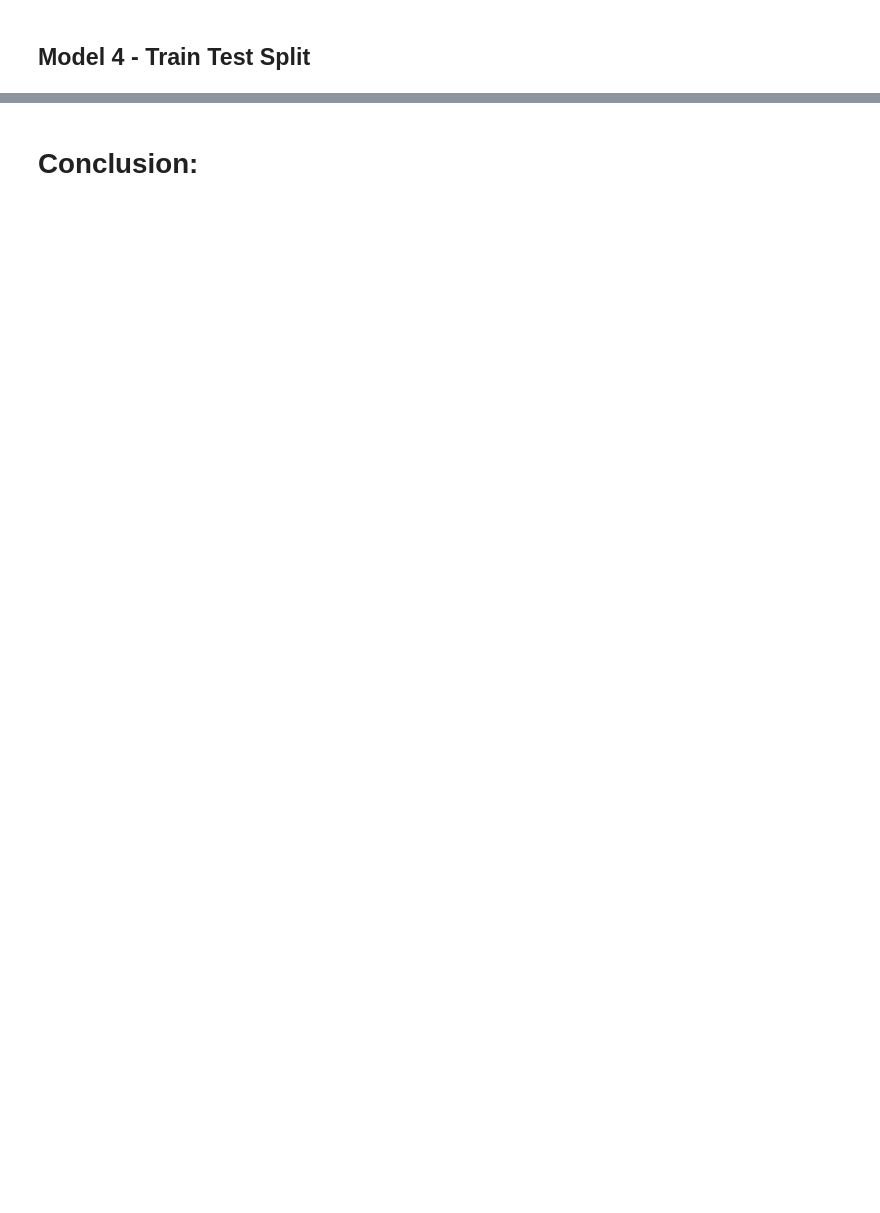
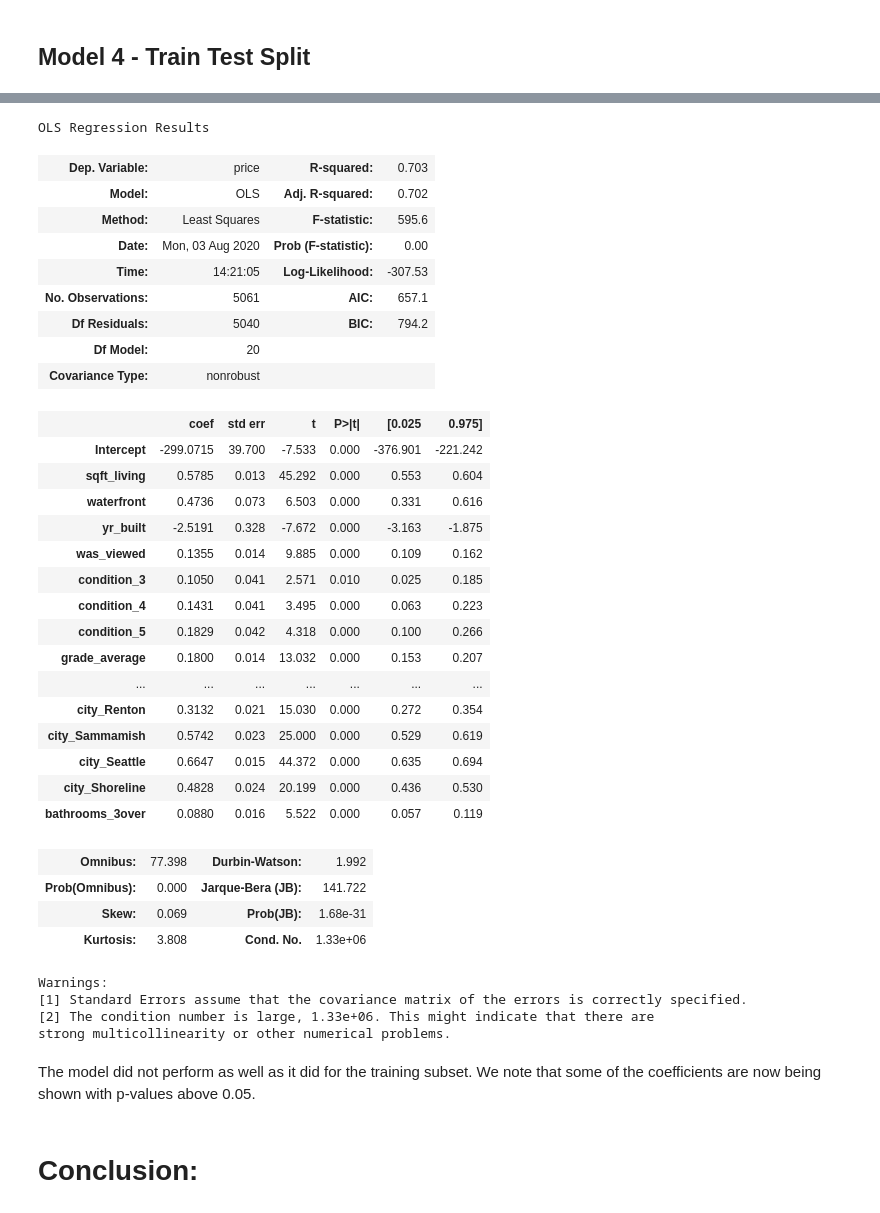
Before and after one commit to msf894/dsc-mod-2-project-v2-1-onl01-dtsc-ft-052620, a Jupyter notebook: student.ipynb, the cells around one changed output, grey strips where cells are left out. Drawn from its saved outputs; the diff is of its cells as text; code cells hidden in the pictures; blank space fills up the shorter version.

```diff
--- a/student.ipynb
+++ b/student.ipynb
@@ -2394,3 +2477,46 @@ fig = sm.graphics.qqplot(model.resid, dist=stats.norm, line='45', fit=True)
+# %%
+# Now to test the model against the test data
+predictors = '+'.join(x_cols)
+formula = outcome + '~' + predictors
+model = ols(formula=formula, data=test).fit()
+model.summary()
+# %% [output]
+OLS Regression Results
+| Dep. Variable: | price | R-squared: | 0.703 |
+| Model: | OLS | Adj. R-squared: | 0.702 |
+| Method: | Least Squares | F-statistic: | 595.6 |
+| Date: | Mon, 03 Aug 2020 | Prob (F-statistic): | 0.00 |
+| Time: | 14:21:05 | Log-Likelihood: | -307.53 |
+| No. Observations: | 5061 | AIC: | 657.1 |
+| Df Residuals: | 5040 | BIC: | 794.2 |
+| Df Model: | 20 |  |  |
+| Covariance Type: | nonrobust |  |  |
+|  | coef | std err | t | P>|t| | [0.025 | 0.975] |
+| Intercept | -299.0715 | 39.700 | -7.533 | 0.000 | -376.901 | -221.242 |
+| sqft_living | 0.5785 | 0.013 | 45.292 | 0.000 | 0.553 | 0.604 |
+| waterfront | 0.4736 | 0.073 | 6.503 | 0.000 | 0.331 | 0.616 |
+| yr_built | -2.5191 | 0.328 | -7.672 | 0.000 | -3.163 | -1.875 |
+| was_viewed | 0.1355 | 0.014 | 9.885 | 0.000 | 0.109 | 0.162 |
+| condition_3 | 0.1050 | 0.041 | 2.571 | 0.010 | 0.025 | 0.185 |
+| condition_4 | 0.1431 | 0.041 | 3.495 | 0.000 | 0.063 | 0.223 |
+| condition_5 | 0.1829 | 0.042 | 4.318 | 0.000 | 0.100 | 0.266 |
+| grade_average | 0.1800 | 0.014 | 13.032 | 0.000 | 0.153 | 0.207 |
+| ... | ... | ... | ... | ... | ... | ... |
+| city_Renton | 0.3132 | 0.021 | 15.030 | 0.000 | 0.272 | 0.354 |
+| city_Sammamish | 0.5742 | 0.023 | 25.000 | 0.000 | 0.529 | 0.619 |
+| city_Seattle | 0.6647 | 0.015 | 44.372 | 0.000 | 0.635 | 0.694 |
+| city_Shoreline | 0.4828 | 0.024 | 20.199 | 0.000 | 0.436 | 0.530 |
+| bathrooms_3over | 0.0880 | 0.016 | 5.522 | 0.000 | 0.057 | 0.119 |
+| Omnibus: | 77.398 | Durbin-Watson: | 1.992 |
+| Prob(Omnibus): | 0.000 | Jarque-Bera (JB): | 141.722 |
+| Skew: | 0.069 | Prob(JB): | 1.68e-31 |
+| Kurtosis: | 3.808 | Cond. No. | 1.33e+06 |
+Warnings:
+[1] Standard Errors assume that the covariance matrix of the errors is correctly specified.
+[2] The condition number is large, 1.33e+06. This might indicate that there are
+strong multicollinearity or other numerical problems.
+# %% [markdown]
+The model did not perform as well as it did for the training subset. We note that some of the coefficients are now being shown with p-values above 0.05.
 # %% [markdown]
 # Conclusion:
 # %% [markdown]
```
Also changed, not shown: parts of 38 cells of this notebook, 1 other file.
